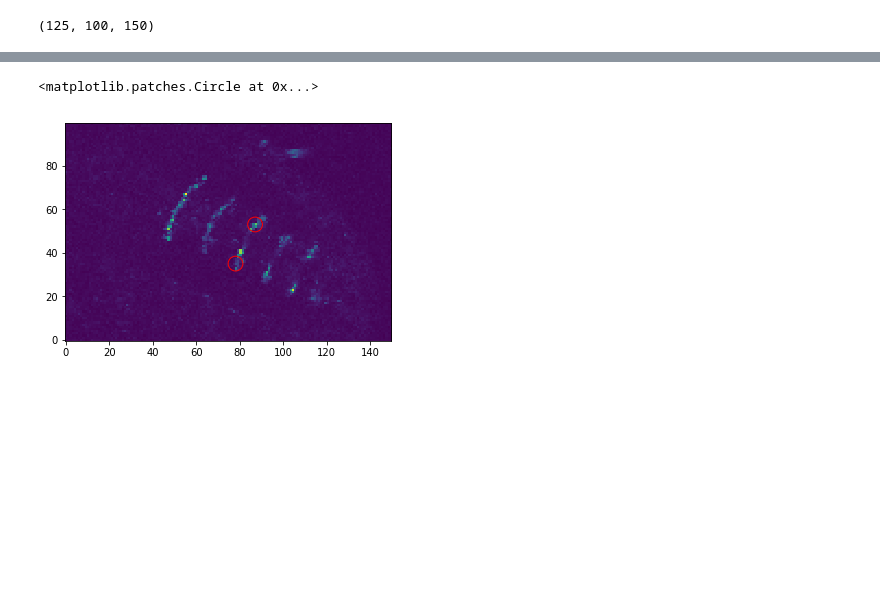
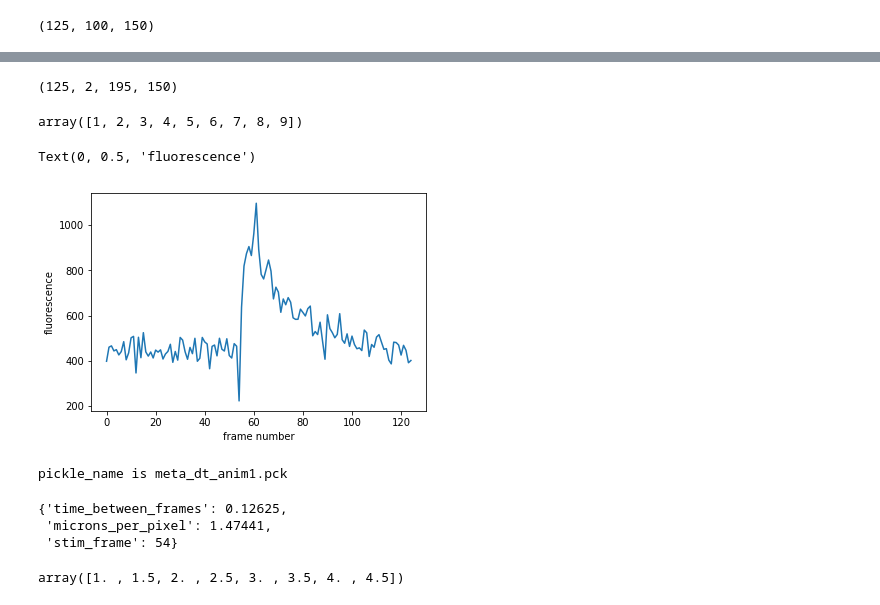
Before and after one commit to timothylwarren/ion_boot_camp, a Jupyter notebook: imaging/boot_camp_intro.ipynb, the cells around one changed output, grey strips where cells are left out. Drawn from its saved outputs; the diff is of its cells as text; code cells hidden in the pictures; blank space fills up the shorter version.

```diff
--- a/imaging/boot_camp_intro.ipynb
+++ b/imaging/boot_camp_intro.ipynb
@@ -24,7 +22,7 @@ np.shape(list_of_tifstacks)
 #second dimension (n=125), refers to 125 frames in each stack
 #last two dimensions (150,100 are pixels in the image
 # %%
-first_tif_stack=list_of_tifstacks[0]
+first_tif_stack=all_tifstacks[0,:,:,:]
 # %%
 np.shape(first_tif_stack)
 # %% [output]
@@ -66,0 +62,6 @@ plt.xlim([50,60])
+# %%
+#four corners of rectangle covering 3rd segment
+#(37,75), (37,90) (50,90), (50,75)
+vert_corners=np.array([37,37,50,50])
+horiz_corners=np.array([75,90,90,75])
+vert_inds,horiz_inds=polygon(vert_corners,horiz_corners)
@@ -288,13 +96,33 @@ on_target_centers=[[87,53],[78,35]]
-# %%
-plt.figure()
-plt.imshow(mn_of_all_frames,origin='lower')
-ax=plt.subplot(111)
-cr_center=on_target_centers[0]
-circ=plt.Circle((cr_center[0],cr_center[1]),radius=5/microns_per_pixel,edgecolor='r',facecolor='None')
-ax.add_patch(circ)
-cr_center=on_target_centers[1]
-circ=plt.Circle((cr_center[0],cr_center[1]),radius=5/microns_per_pixel,edgecolor='r',facecolor='None')
-ax.add_patch(circ)
-# %% [output]
-<matplotlib.patches.Circle at 0x...>
-[figure, removed]
+# %%
+roi_in_tif_stack=first_tif_stack[:,[vert_inds,horiz_inds]]
+# %%
+np.shape(roi_in_tif_stack)
+# %% [output]
+(125, 2, 195, 150)
+# %%
+np.arange(1,10)
+# %% [output]
+array([1, 2, 3, 4, 5, 6, 7, 8, 9])
+# %%
+mn_in_roi_for_each_frame=np.mean(roi_in_tif_stack,axis=1)
+# %%
+plt.plot(mn_in_roi_for_each_frame)
+plt.xlabel('frame number')
+plt.ylabel('fluorescence')
+# %% [output]
+Text(0, 0.5, 'fluorescence')
+[figure, added]
+# %%
+meta_dt=fh.open_pickle('meta_dt_anim1.pck')
+# %% [output]
+pickle_name is meta_dt_anim1.pck
+# %%
+meta_dt
+# %% [output]
+{'time_between_frames': 0.12625,
+ 'microns_per_pixel': 1.47441,
+ 'stim_frame': 54}
+# %%
+np.arange(1,5,.5)
+# %% [output]
+array([1. , 1.5, 2. , 2.5, 3. , 3.5, 4. , 4.5])
```
Also changed, not shown: parts of 75 cells of this notebook, 7 other files.
